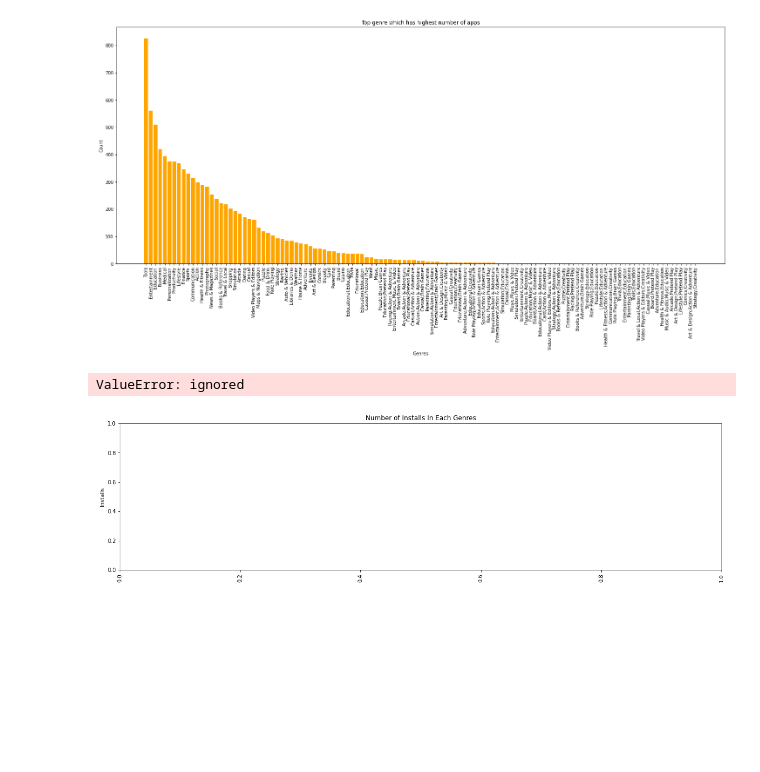
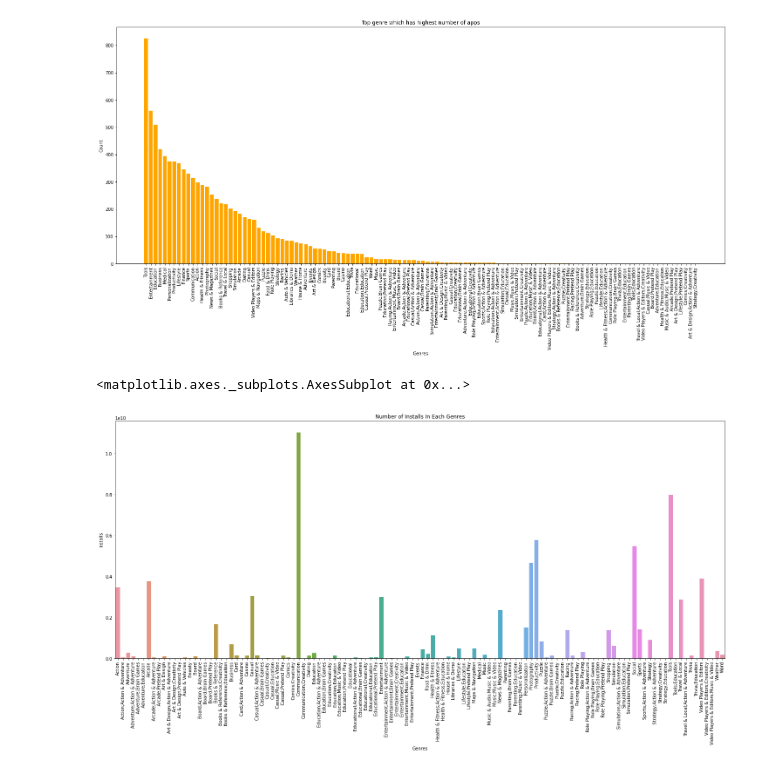
Before and after one commit to MijulSaxena/EDA-project-on-Gooogle-playstore., a Jupyter notebook: Play_Store_App_Review_Analysis_Capstone_Project_by_Mijul_Saxena.ipynb, the cells around one changed output. Cells and saved outputs as stored; diff of their text form; code cells hidden in the pictures; blank space fills up the shorter version.

```diff
--- a/Play_Store_App_Review_Analysis_Capstone_Project_by_Mijul_Saxena.ipynb
+++ b/Play_Store_App_Review_Analysis_Capstone_Project_by_Mijul_Saxena.ipynb
@@ -346,13 +344,13 @@ plt.bar(x,y, color = 'orange')
 [figure]
 # %%
 # total number of installs in each Genres
-plt.figure(figsize=(20, 5))
+plt.figure(figsize=(25, 10))
 Genre = play_store_data.groupby('Genres')
 Genres_total_installs = play_store_data.groupby('Genres')[['Installs']].sum().reset_index()
 plt.xticks(rotation=90)
 plt.ylabel('Installs')
 plt.title('Number of Installs In Each Genres')
-sns.barplot(x='Genre', y='Installs', data = Genres_total_installs)
+sns.barplot('Genres', 'Installs', data = Genres_total_installs)
 # %% [output]
-ValueError: ignored
+<matplotlib.axes._subplots.AxesSubplot at 0x...>
-[figure, old version]
+[figure, new version]
```
Also changed, not shown: parts of 6 cells of this notebook.
